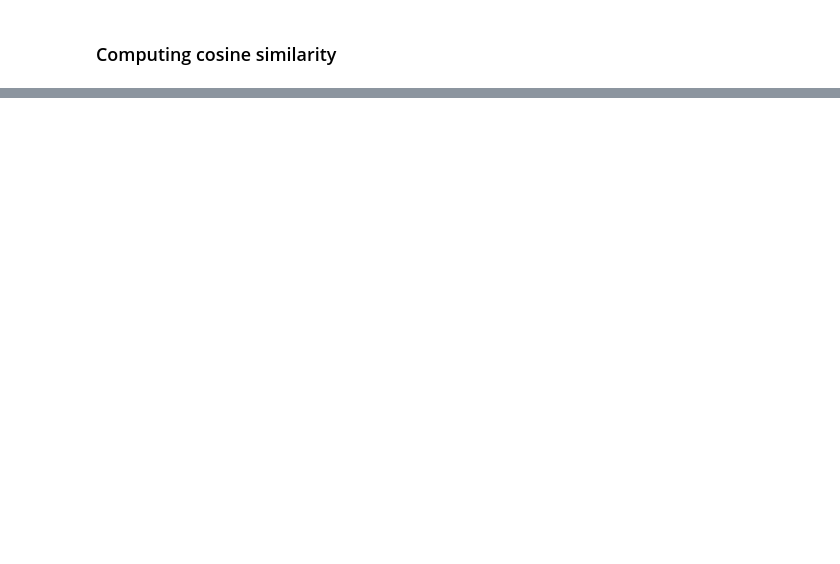
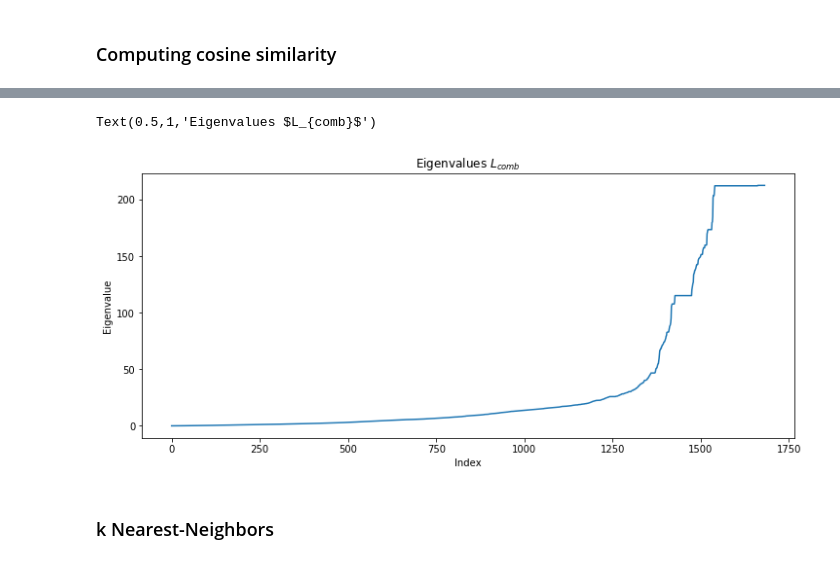
Before and after one commit to Movinder/movielens-imdb-exploration, a Jupyter notebook: Doc2Vector.ipynb, the cells around one changed output, grey strips where cells are left out. Saved outputs shown, nothing was run; the diff lists cells and outputs as text; code cells hidden in the pictures; blank space fills up the shorter version.

```diff
--- a/Doc2Vector.ipynb
+++ b/Doc2Vector.ipynb
@@ -376,0 +415,30 @@ NameError: name 'plt' is not defined
+# %%
+adjacency = movie_graph4 * movie_dist_cosine
+# %%
+laplacian_comb = compute_laplacian(adjacency, normalize=False)
+# %%
+def spectral_decomposition(laplacian: np.ndarray):
+    """ Return:
+        lamb (np.array): eigenvalues of the Laplacian
+        U (np.ndarray): corresponding eigenvectors.
+    """
+    # Your code here
+    lamb, U = np.linalg.eigh(laplacian)
+
+    #order the eigenvalues
+    sortInd = np.argsort(lamb)
+
+    return lamb[sortInd], U[:, sortInd]
+# %%
+lamb_comb, U_comb = spectral_decomposition(laplacian_comb)
+# %%
+plt.figure(figsize=(12,5))
+plt.plot(lamb_comb)
+plt.xlabel('Index')
+plt.ylabel('Eigenvalue')
+plt.title('Eigenvalues $L_{comb}$')
+# %% [output]
+Text(0.5,1,'Eigenvalues $L_{comb}$')
+[figure, added]
+# %% [markdown]
+### k Nearest-Neighbors
```
Also changed, not shown: parts of 18 cells of this notebook.
